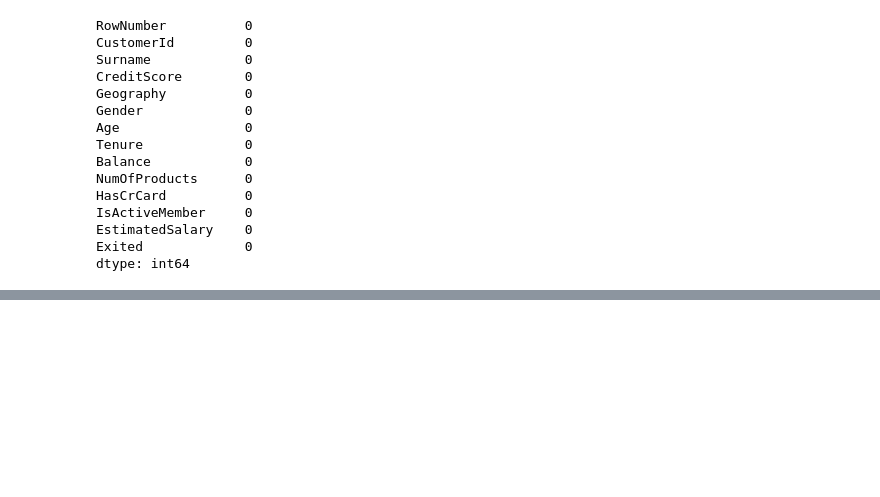
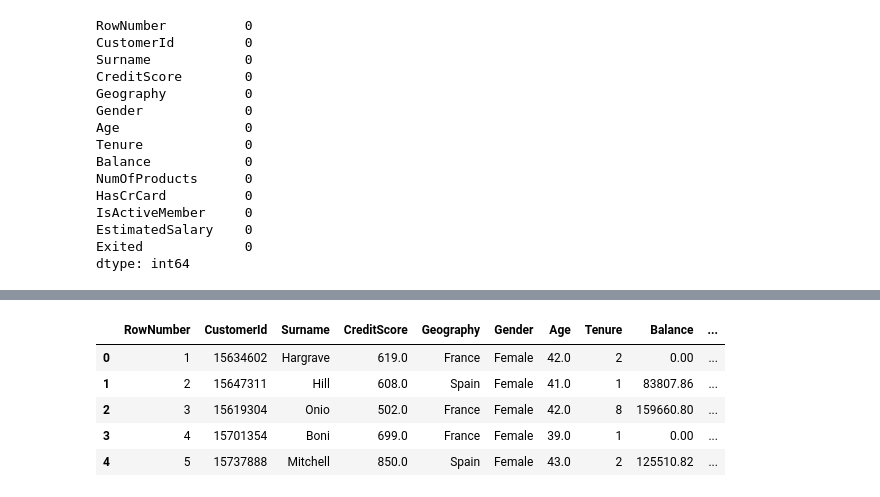
Before and after one commit to Anannya-Vyas/EXPLORATORY-DATA-ANALYSIS, a Jupyter notebook: Handling_Missing_Values.ipynb, the cells around one changed output, grey strips where cells are left out. Cells and saved outputs as stored; diff of their text form; code cells hidden in the pictures; blank space fills up the shorter version.

```diff
--- a/Handling_Missing_Values.ipynb
+++ b/Handling_Missing_Values.ipynb
@@ -342,0 +408,13 @@ dtype: int64
+# %%
+import pandas as pd
+
+url = "https://raw.githubusercontent.com/Anannya-Vyas/datasets/main/Churn_Modelling.xlsx"
+
+ndf = pd.read_excel(url)
+print(ndf.isnull().sum())
+
+
+
+# backward fill only for Surname column
+ndf["Surname"] = ndf["Surname"].bfill()
+print(ndf.isnull().sum())
@@ -342,0 +439,9 @@ dtype: int64
+# %%
+ndf.head()
+# %% [output]
+|  | RowNumber | CustomerId | Surname | CreditScore | Geography | Gender | Age | Tenure | Balance | ... |
+| 0 | 1 | 15634602 | Hargrave | 619.0 | France | Female | 42.0 | 2 | 0.00 | ... |
+| 1 | 2 | 15647311 | Hill | 608.0 | Spain | Female | 41.0 | 1 | 83807.86 | ... |
+| 2 | 3 | 15619304 | Onio | 502.0 | France | Female | 42.0 | 8 | 159660.80 | ... |
+| 3 | 4 | 15701354 | Boni | 699.0 | France | Female | 39.0 | 1 | 0.00 | ... |
+| 4 | 5 | 15737888 | Mitchell | 850.0 | Spain | Female | 43.0 | 2 | 125510.82 | ... |
```
Also changed, not shown: parts of 9 cells of this notebook.
